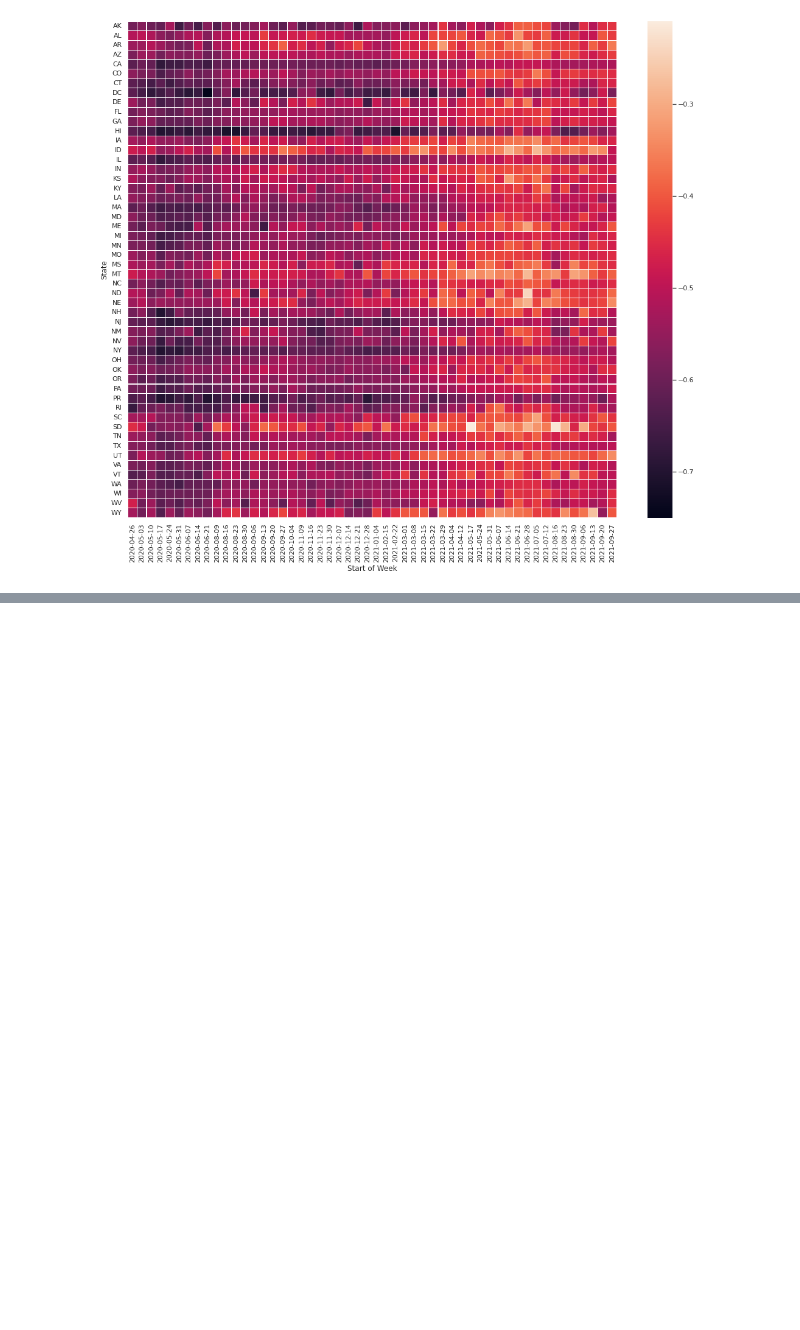
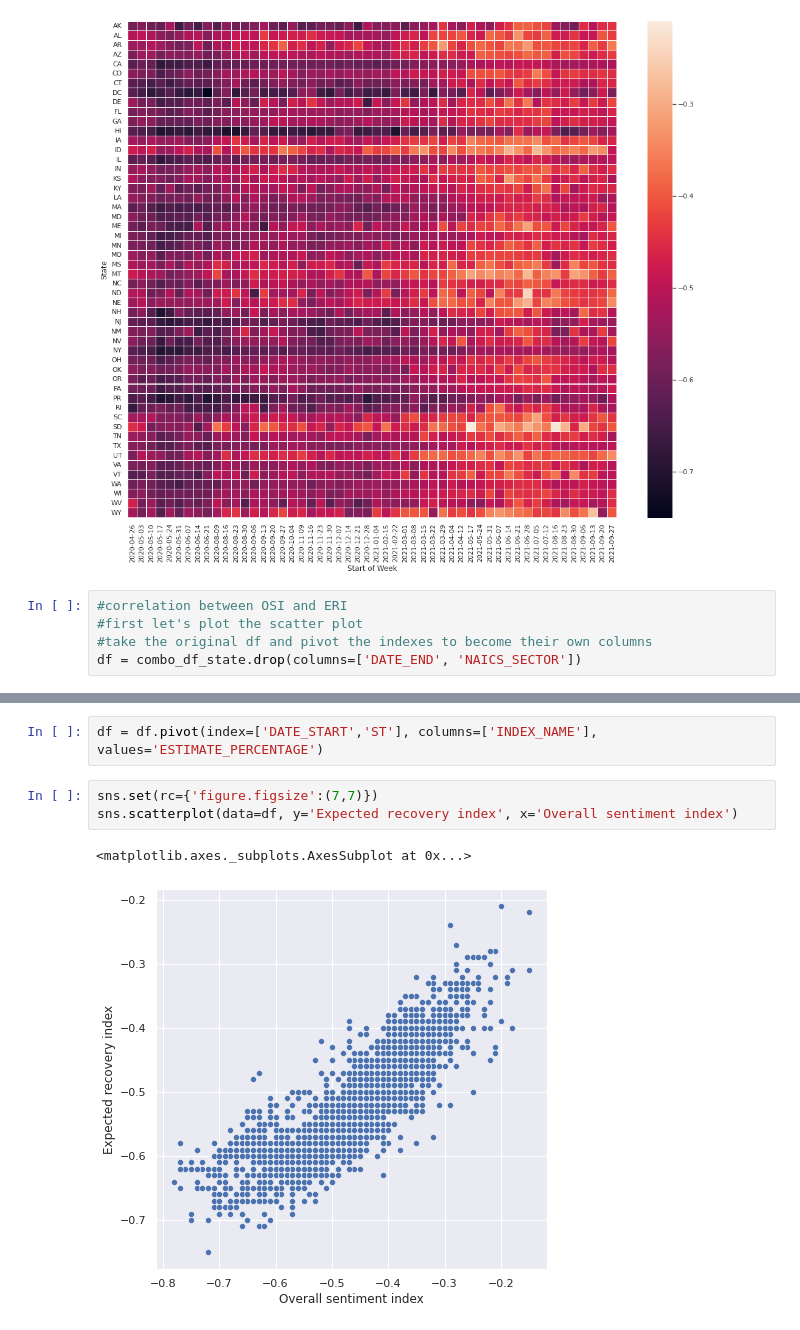
Before and after one commit to elizabethyoo/team_9, a Jupyter notebook: SBPS_indexlevel.ipynb, the cells around one changed output, grey strips where cells are left out. Cells and saved outputs as stored; diff of their text form; blank space fills up the shorter version.

Commit message:
Finished SBPS EDA - plotted ERI and OSI across states and time, Correlation between Indexes, Scatterplot to examine relationship between ERI and OSI

```diff
--- a/SBPS_indexlevel.ipynb
+++ b/SBPS_indexlevel.ipynb
@@ -228,3 +228,8 @@ plt.ylabel("State")
 plt.show()
 # %% [output]
 [figure]
+# %%
+#correlation between OSI and ERI
+#first let's plot the scatter plot
+#take the original df and pivot the indexes to become their own columns
+df = combo_df_state.drop(columns=['DATE_END', 'NAICS_SECTOR'])
@@ -230,0 +245,8 @@ plt.show()
+# %%
+df = df.pivot(index=['DATE_START','ST'], columns=['INDEX_NAME'], values='ESTIMATE_PERCENTAGE')
+# %%
+sns.set(rc={'figure.figsize':(7,7)})
+sns.scatterplot(data=df, y='Expected recovery index', x='Overall sentiment index')
+# %% [output]
+<matplotlib.axes._subplots.AxesSubplot at 0x...>
+[figure, added]
```
Also changed, not shown: parts of 4 cells of this notebook.
